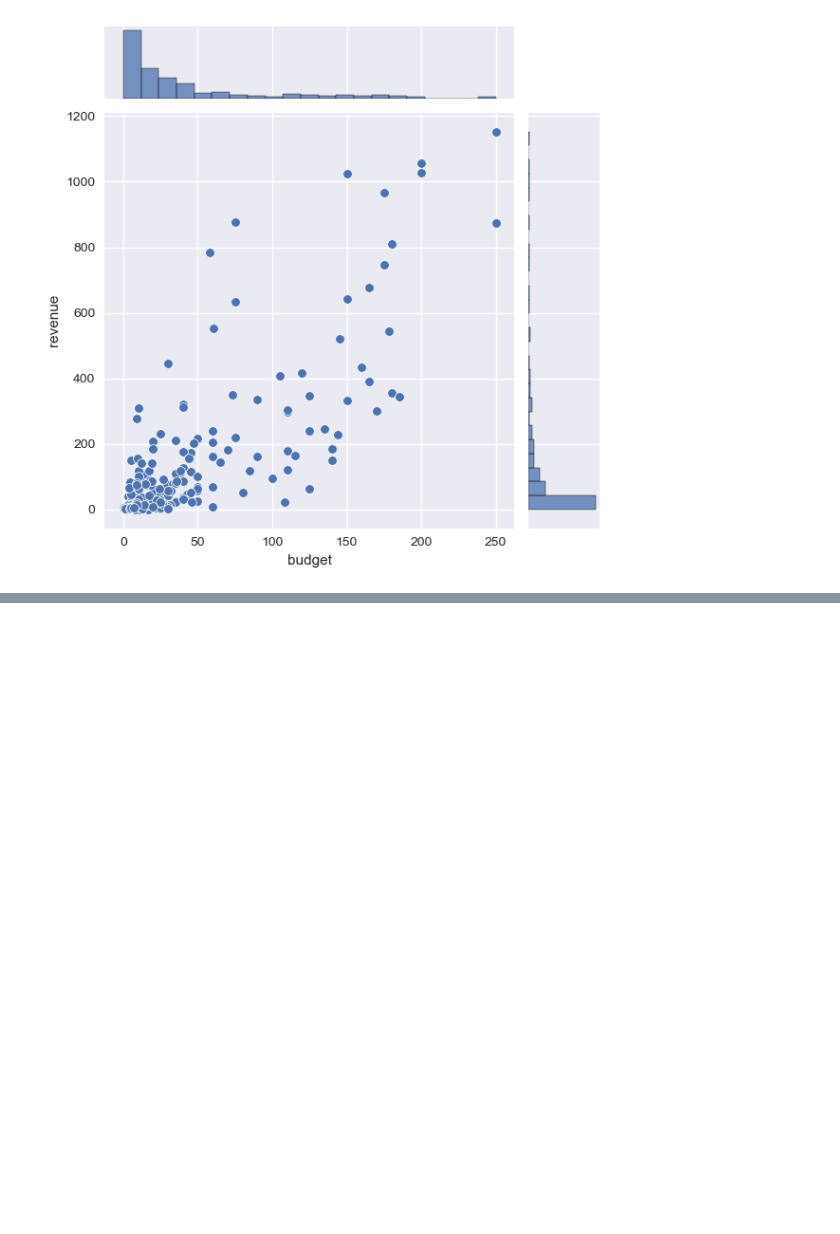
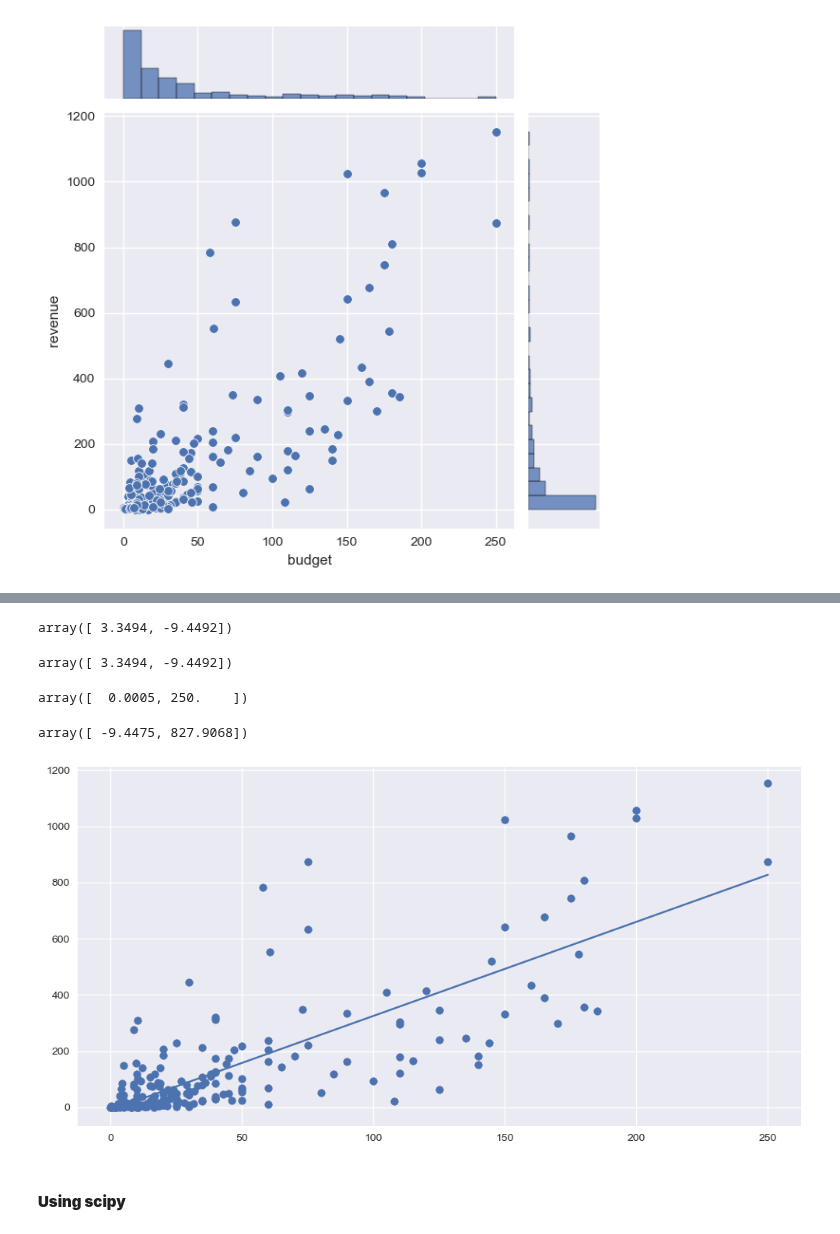
Before and after one commit to alchemistbg/udemy-the-complete-pandas-bootcamp, a Jupyter notebook: Section-32/Statistical_concepts.ipynb, the cells around one changed output, grey strips where cells are left out. Saved outputs shown, nothing was run; the diff lists cells and outputs as text; code cells hidden in the pictures; blank space fills up the shorter version.

```diff
--- a/Section-32/Statistical_concepts.ipynb
+++ b/Section-32/Statistical_concepts.ipynb
@@ -901,0 +913,33 @@ plt.show()
+# %%
+y = movies_df_2016.iloc[:, -1]
+# %%
+reg = np.polyfit(x = x, y = y, deg = 1)
+# %%
+reg
+# %% [output]
+array([ 3.3494, -9.4492])
+# %%
+np.polyfit(x = movies_df_2016.budget, y = movies_df_2016.revenue, deg = 1)
+# %% [output]
+array([ 3.3494, -9.4492])
+# %%
+X = np.array([min(x), max(x)])
+# %%
+X
+# %% [output]
+array([  0.0005, 250.    ])
+# %%
+Y = np.polyval(reg, X)
+# %%
+Y
+# %% [output]
+array([ -9.4475, 827.9068])
+# %%
+plt.figure(figsize = (12, 6))
+plt.plot(X, Y)
+plt.scatter(x = x, y = y)
+plt.show()
+# %% [output]
+[figure, added]
+# %% [markdown]
+#### **Using scipy**
```
Also changed, not shown: parts of 6 cells of this notebook, 1 other file.
